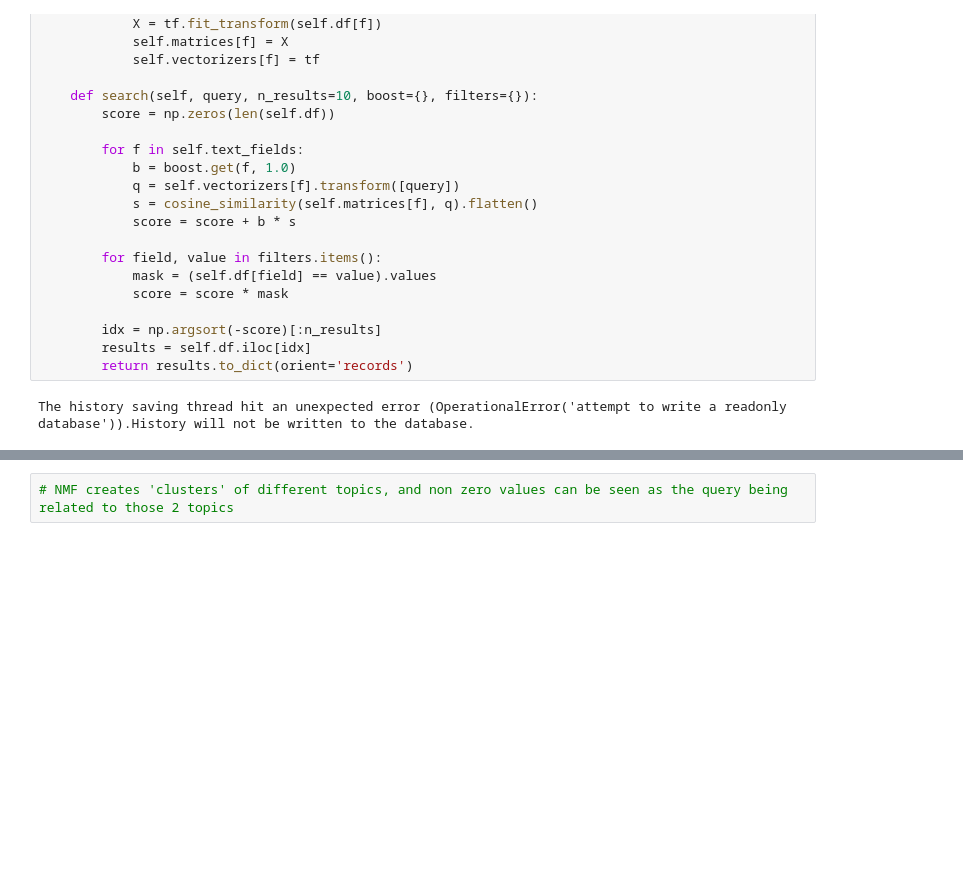
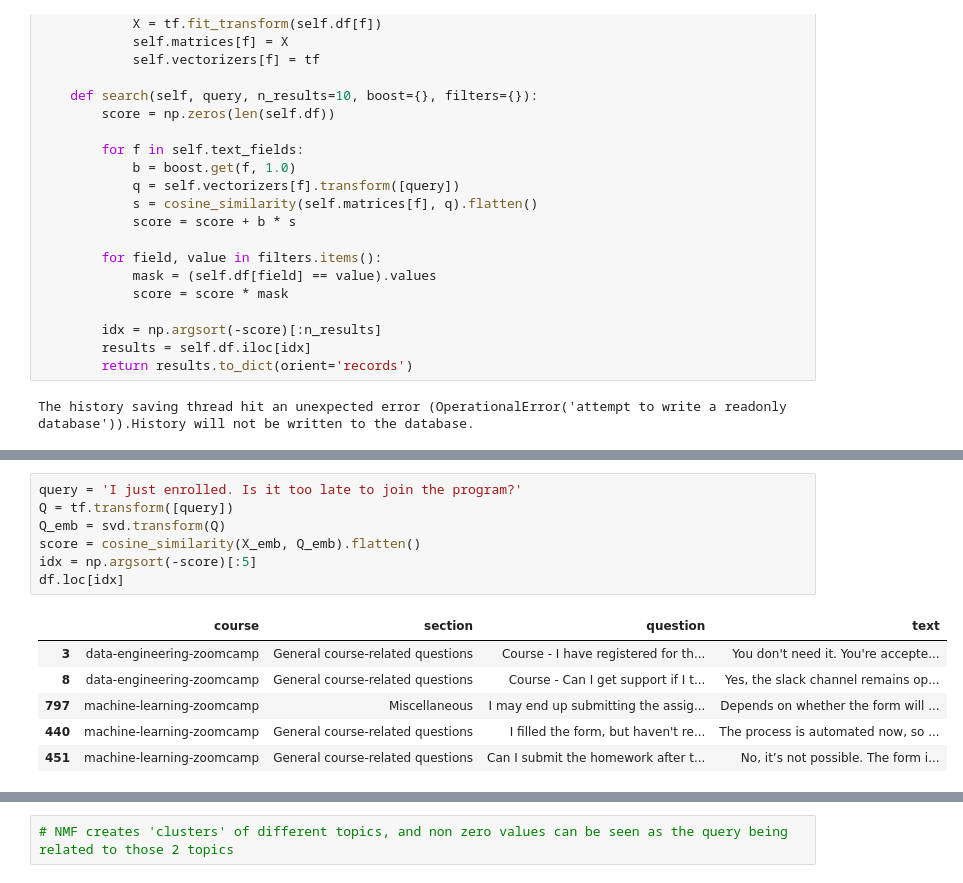
Before and after one commit to zstankow/FAQ_search_engine, a Jupyter notebook: search_engine.ipynb, the cells around one changed output, grey strips where cells are left out. Drawn from its saved outputs; the diff is of its cells as text; blank space fills up the shorter version.

```diff
--- a/search_engine.ipynb
+++ b/search_engine.ipynb
@@ -427,0 +418,14 @@ df.loc[idx]
+# %%
+query = 'I just enrolled. Is it too late to join the program?'
+Q = tf.transform([query])
+Q_emb = svd.transform(Q)
+score = cosine_similarity(X_emb, Q_emb).flatten()
+idx = np.argsort(-score)[:5]
+df.loc[idx]
+# %% [output]
+|  | course | section | question | text |
+| 3 | data-engineering-zoomcamp | General course-related questions | Course - I have registered for th... | You don't need it. You're accepte... |
+| 8 | data-engineering-zoomcamp | General course-related questions | Course - Can I get support if I t... | Yes, the slack channel remains op... |
+| 797 | machine-learning-zoomcamp | Miscellaneous | I may end up submitting the assig... | Depends on whether the form will ... |
+| 440 | machine-learning-zoomcamp | General course-related questions | I filled the form, but haven't re... | The process is automated now, so ... |
+| 451 | machine-learning-zoomcamp | General course-related questions | Can I submit the homework after t... | No, it’s not possible. The form i... |
```
Also changed, not shown: parts of 23 cells of this notebook.
